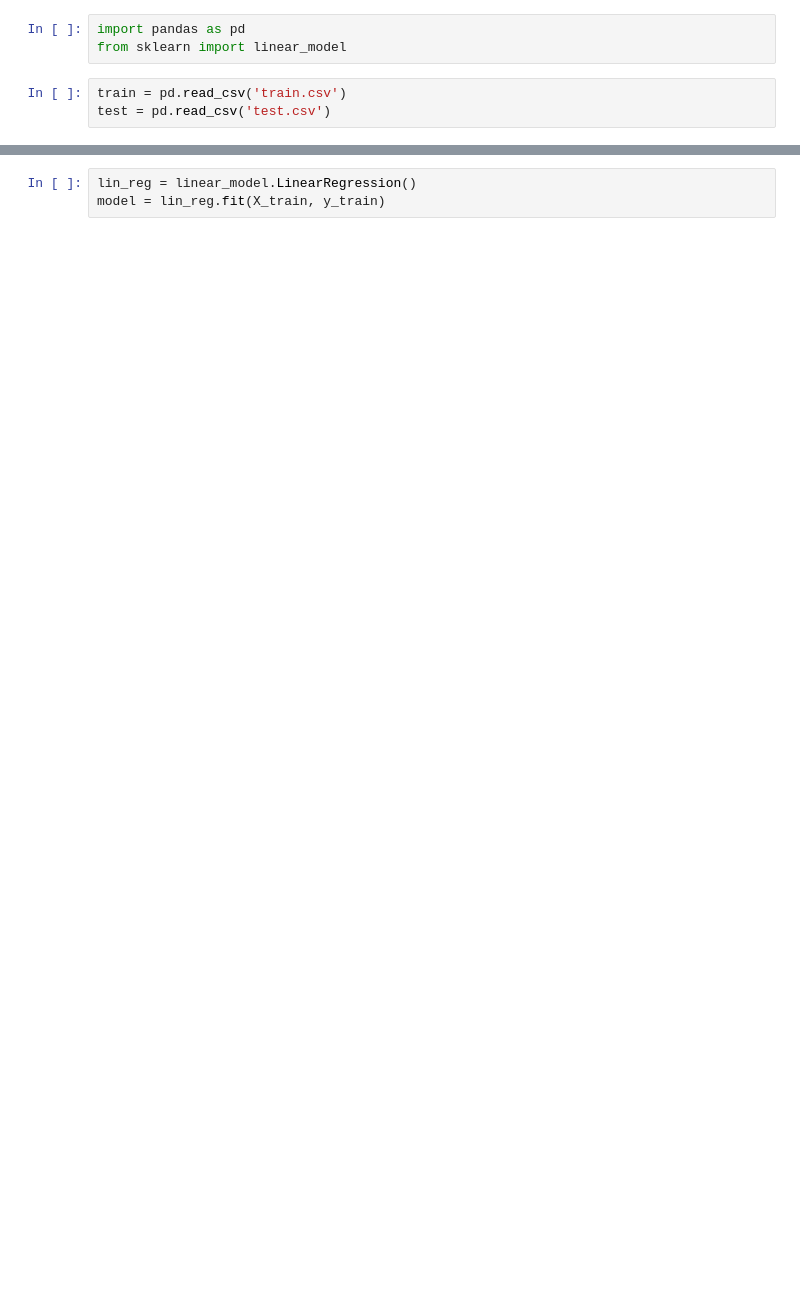
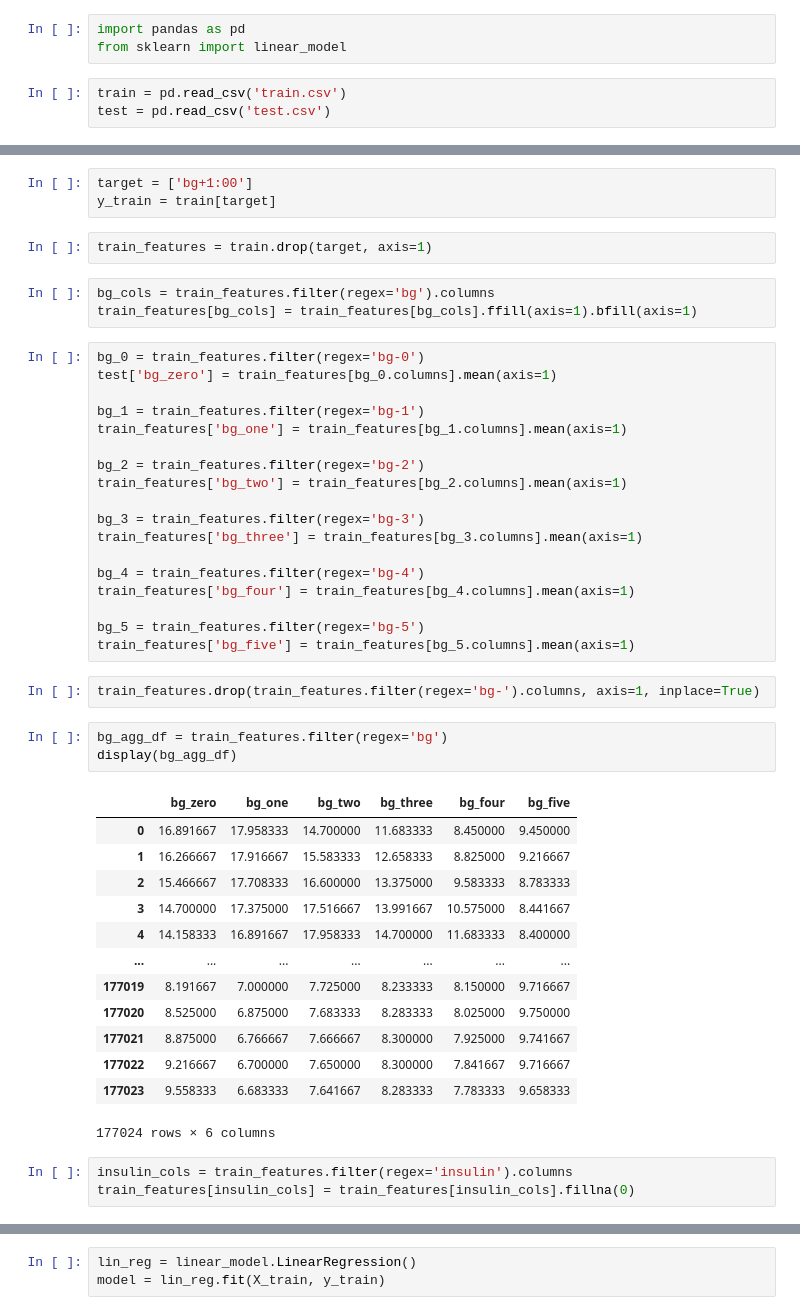
Before and after one commit to Josie29/bg_prediction, a Jupyter notebook: main.ipynb, the cells around one changed output, grey strips where cells are left out. Saved outputs shown, nothing was run; the diff lists cells and outputs as text; blank space fills up the shorter version.

Commit message:
add bg and insulin avgd by hour for 6 hours - messy

```diff
--- a/main.ipynb
+++ b/main.ipynb
@@ -33,0 +76,48 @@ y_train = full_train[target]
+# %%
+target = ['bg+1:00']
+y_train = train[target]
+# %%
+train_features = train.drop(target, axis=1)
+# %%
+bg_cols = train_features.filter(regex='bg').columns
+train_features[bg_cols] = train_features[bg_cols].ffill(axis=1).bfill(axis=1)
+# %%
+bg_0 = train_features.filter(regex='bg-0')
+test['bg_zero'] = train_features[bg_0.columns].mean(axis=1)
+
+bg_1 = train_features.filter(regex='bg-1')
+train_features['bg_one'] = train_features[bg_1.columns].mean(axis=1)
+
+bg_2 = train_features.filter(regex='bg-2')
+train_features['bg_two'] = train_features[bg_2.columns].mean(axis=1)
+
+bg_3 = train_features.filter(regex='bg-3')
+train_features['bg_three'] = train_features[bg_3.columns].mean(axis=1)
+
+bg_4 = train_features.filter(regex='bg-4')
+train_features['bg_four'] = train_features[bg_4.columns].mean(axis=1)
+
+bg_5 = train_features.filter(regex='bg-5')
+train_features['bg_five'] = train_features[bg_5.columns].mean(axis=1)
+# %%
+train_features.drop(train_features.filter(regex='bg-').columns, axis=1, inplace=True)
+# %%
+bg_agg_df = train_features.filter(regex='bg')
+display(bg_agg_df)
+# %% [output]
+|  | bg_zero | bg_one | bg_two | bg_three | bg_four | bg_five |
+| 0 | 16.891667 | 17.958333 | 14.700000 | 11.683333 | 8.450000 | 9.450000 |
+| 1 | 16.266667 | 17.916667 | 15.583333 | 12.658333 | 8.825000 | 9.216667 |
+| 2 | 15.466667 | 17.708333 | 16.600000 | 13.375000 | 9.583333 | 8.783333 |
+| 3 | 14.700000 | 17.375000 | 17.516667 | 13.991667 | 10.575000 | 8.441667 |
+| 4 | 14.158333 | 16.891667 | 17.958333 | 14.700000 | 11.683333 | 8.400000 |
+| ... | ... | ... | ... | ... | ... | ... |
+| 177019 | 8.191667 | 7.000000 | 7.725000 | 8.233333 | 8.150000 | 9.716667 |
+| 177020 | 8.525000 | 6.875000 | 7.683333 | 8.283333 | 8.025000 | 9.750000 |
+| 177021 | 8.875000 | 6.766667 | 7.666667 | 8.300000 | 7.925000 | 9.741667 |
+| 177022 | 9.216667 | 6.700000 | 7.650000 | 8.300000 | 7.841667 | 9.716667 |
+| 177023 | 9.558333 | 6.683333 | 7.641667 | 8.283333 | 7.783333 | 9.658333 |
+177024 rows × 6 columns
+# %%
+insulin_cols = train_features.filter(regex='insulin').columns
+train_features[insulin_cols] = train_features[insulin_cols].fillna(0)
```
Also changed, not shown: parts of 33 cells of this notebook.
